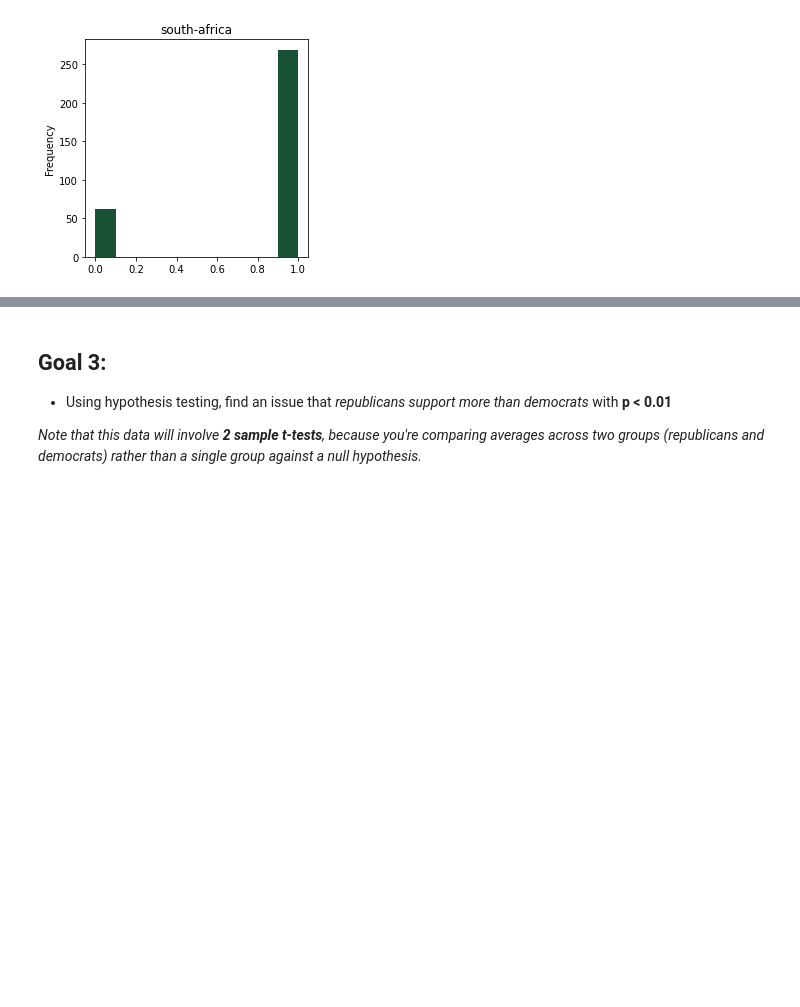
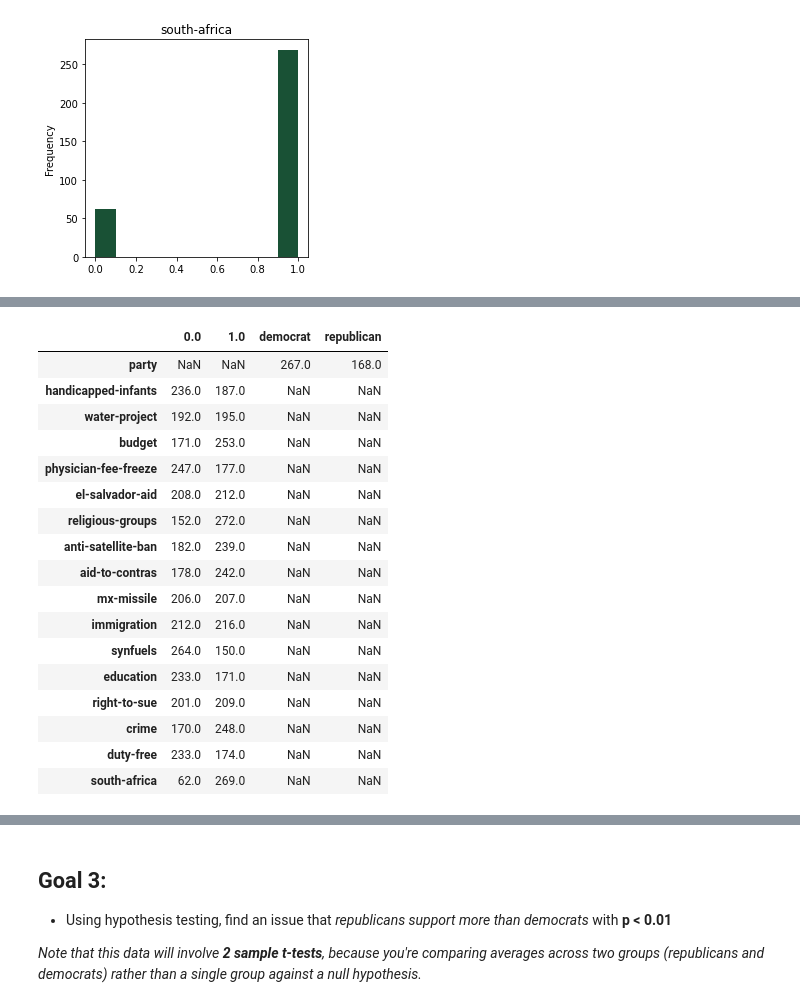
Before and after one commit to rawalk/DS-Unit-1-Sprint-2-Statistics, a Jupyter notebook: module1/LS_DS_121_Statistics_Probability_Assignment.ipynb, the cells around one changed output, grey strips where cells are left out. Drawn from its saved outputs; the diff is of its cells as text; code cells hidden in the pictures; blank space fills up the shorter version.

```diff
--- a/module1/LS_DS_121_Statistics_Probability_Assignment.ipynb
+++ b/module1/LS_DS_121_Statistics_Probability_Assignment.ipynb
@@ -274,0 +308,21 @@ ttest_ind(a, b, nan_policy='omit').pvalue
+# %%
+hw_df_recode.apply(pd.Series.value_counts).T
+# %% [output]
+|  | 0.0 | 1.0 | democrat | republican |
+| party | NaN | NaN | 267.0 | 168.0 |
+| handicapped-infants | 236.0 | 187.0 | NaN | NaN |
+| water-project | 192.0 | 195.0 | NaN | NaN |
+| budget | 171.0 | 253.0 | NaN | NaN |
+| physician-fee-freeze | 247.0 | 177.0 | NaN | NaN |
+| el-salvador-aid | 208.0 | 212.0 | NaN | NaN |
+| religious-groups | 152.0 | 272.0 | NaN | NaN |
+| anti-satellite-ban | 182.0 | 239.0 | NaN | NaN |
+| aid-to-contras | 178.0 | 242.0 | NaN | NaN |
+| mx-missile | 206.0 | 207.0 | NaN | NaN |
+| immigration | 212.0 | 216.0 | NaN | NaN |
+| synfuels | 264.0 | 150.0 | NaN | NaN |
+| education | 233.0 | 171.0 | NaN | NaN |
+| right-to-sue | 201.0 | 209.0 | NaN | NaN |
+| crime | 170.0 | 248.0 | NaN | NaN |
+| duty-free | 233.0 | 174.0 | NaN | NaN |
+| south-africa | 62.0 | 269.0 | NaN | NaN |
```
Also changed, not shown: parts of 11 cells of this notebook.
